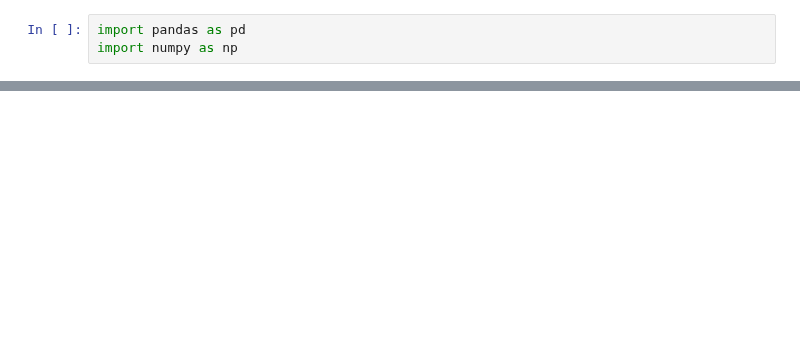
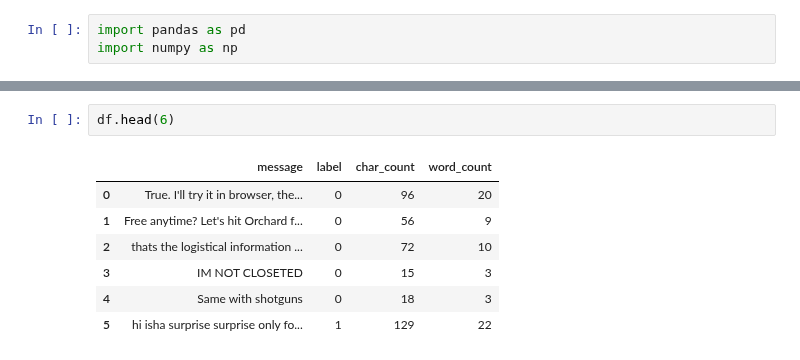
Before and after one commit to mahiicodes09-spec/Convox, a Jupyter notebook: ml/model-1 (mahi)/notebook/spam/spam.ipynb, the cells around one changed output, grey strips where cells are left out. Cells and saved outputs as stored; diff of their text form; blank space fills up the shorter version.

```diff
--- a/ml/model-1 (mahi)/notebook/spam/spam.ipynb
+++ b/ml/model-1 (mahi)/notebook/spam/spam.ipynb
@@ -198,0 +369,10 @@ Both files saved successfully!
+# %%
+df.head(6)
+# %% [output]
+|  | message | label | char_count | word_count |
+| 0 | True. I'll try it in browser, the... | 0 | 96 | 20 |
+| 1 | Free anytime? Let's hit Orchard f... | 0 | 56 | 9 |
+| 2 | thats the logistical information ... | 0 | 72 | 10 |
+| 3 | IM NOT CLOSETED | 0 | 15 | 3 |
+| 4 | Same with shotguns | 0 | 18 | 3 |
+| 5 | hi isha surprise surprise only fo... | 1 | 129 | 22 |
```
Also changed, not shown: parts of 50 cells of this notebook, 4 other files.
